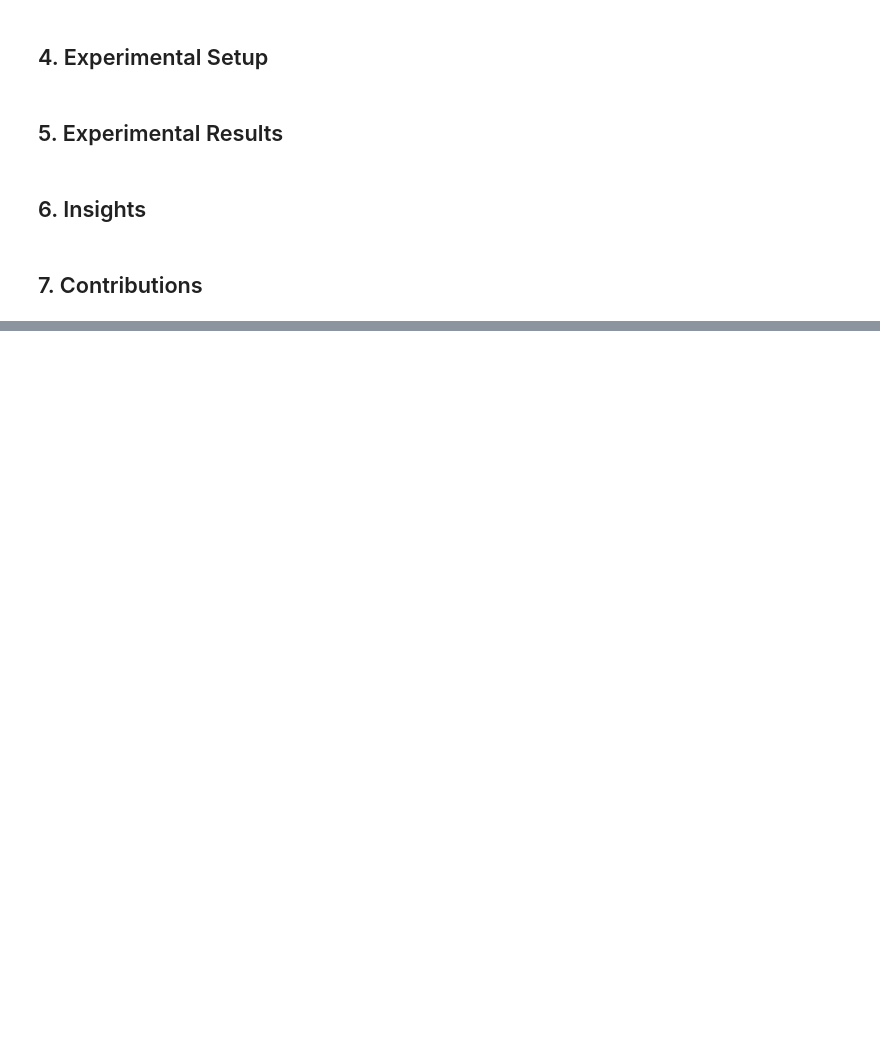
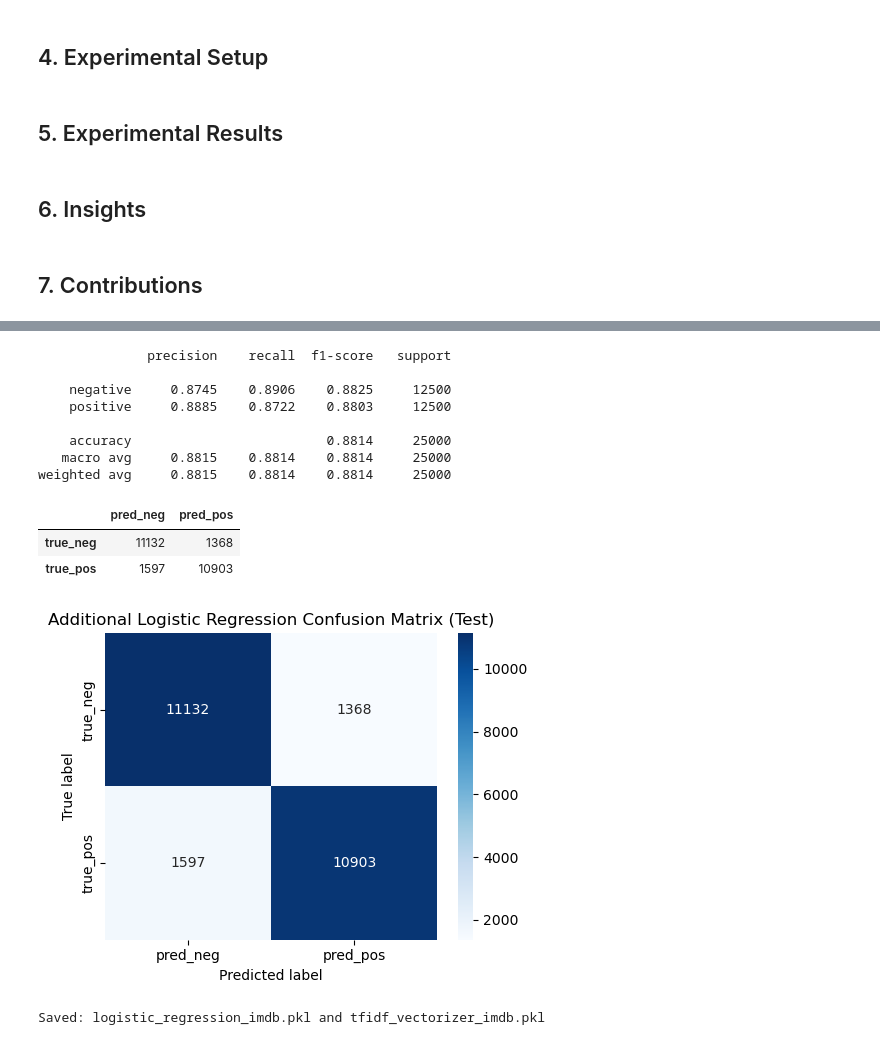
Before and after one commit to myn13/imdb-moview-review-analysis, a Jupyter notebook: imdb-analysis.ipynb, the cells around one changed output, grey strips where cells are left out. Drawn from its saved outputs; the diff is of its cells as text; code cells hidden in the pictures; blank space fills up the shorter version.

Commit message:
added & finished regression analysis

```diff
--- a/imdb-analysis.ipynb
+++ b/imdb-analysis.ipynb
@@ -160,0 +234,67 @@ pickle.dump(mlp, open(filename, 'wb'))
+# %%
+# Refit on train+validation with selected C, then evaluate once on official test split
+X_trainval_add = X_train_add + X_val_add
+y_trainval_add = np.concatenate([y_train_add_split, y_val_add])
+
+vectorizer_final_add = TfidfVectorizer(
+    lowercase=True,
+    stop_words='english',
+    ngram_range=(1, 2),
+    min_df=5,
+    max_df=0.95,
+    max_features=50_000,
+)
+
+X_trainval_add_tfidf = vectorizer_final_add.fit_transform(X_trainval_add)
+X_test_add_tfidf = vectorizer_final_add.transform(X_test_text_add)
+
+final_model_add = LogisticRegression(
+    C=best_c_add,
+    solver='liblinear',
+    max_iter=2000,
+    random_state=seed,
+)
+final_model_add.fit(X_trainval_add_tfidf, y_trainval_add)
+
+y_test_pred_add = final_model_add.predict(X_test_add_tfidf)
+
+test_precision_add, test_recall_add, test_f1_add, _ = precision_recall_fscore_support(
+    y_test_add,
+    y_test_pred_add,
+    average='binary',
+    zero_division=0,
+)
+test_accuracy_add = accuracy_score(y_test_add, y_test_pred_add)
+
+test_metrics_add = pd.DataFrame([
+    {
+        'accuracy': test_accuracy_add,
+        'precision': test_precision_add,
+        'recall': test_recall_add,
+        'f1': test_f1_add,
+        'selected_C': best_c_add,
+    }
+])
+
+display(test_metrics_add)
+print(classification_report(y_test_add, y_test_pred_add, target_names=['negative', 'positive'], digits=4))
+
+cm_add = confusion_matrix(y_test_add, y_test_pred_add)
+cm_df_add = pd.DataFrame(cm_add, index=['true_neg', 'true_pos'], columns=['pred_neg', 'pred_pos'])
+display(cm_df_add)
+
+plt.figure(figsize=(5, 4))
+sns.heatmap(cm_df_add, annot=True, fmt='d', cmap='Blues')
+plt.title('Additional Logistic Regression Confusion Matrix (Test)')
+plt.xlabel('Predicted label')
+plt.ylabel('True label')
+plt.tight_layout()
+plt.show()
+
+with open('logistic_regression_imdb.pkl', 'wb') as f:
+    pickle.dump(final_model_add, f)
+with open('tfidf_vectorizer_imdb.pkl', 'wb') as f:
+    pickle.dump(vectorizer_final_add, f)
+
+print('Saved: logistic_regression_imdb.pkl and tfidf_vectorizer_imdb.pkl')
+# %% [output]
@@ -160,0 +303,13 @@ pickle.dump(mlp, open(filename, 'wb'))
+              precision    recall  f1-score   support
+
+    negative     0.8745    0.8906    0.8825     12500
+    positive     0.8885    0.8722    0.8803     12500
+
+    accuracy                         0.8814     25000
+   macro avg     0.8815    0.8814    0.8814     25000
+weighted avg     0.8815    0.8814    0.8814     25000
+|  | pred_neg | pred_pos |
+| true_neg | 11132 | 1368 |
+| true_pos | 1597 | 10903 |
+[figure, added]
+Saved: logistic_regression_imdb.pkl and tfidf_vectorizer_imdb.pkl
```
Also changed, not shown: parts of 9 cells of this notebook, 2 other files.
